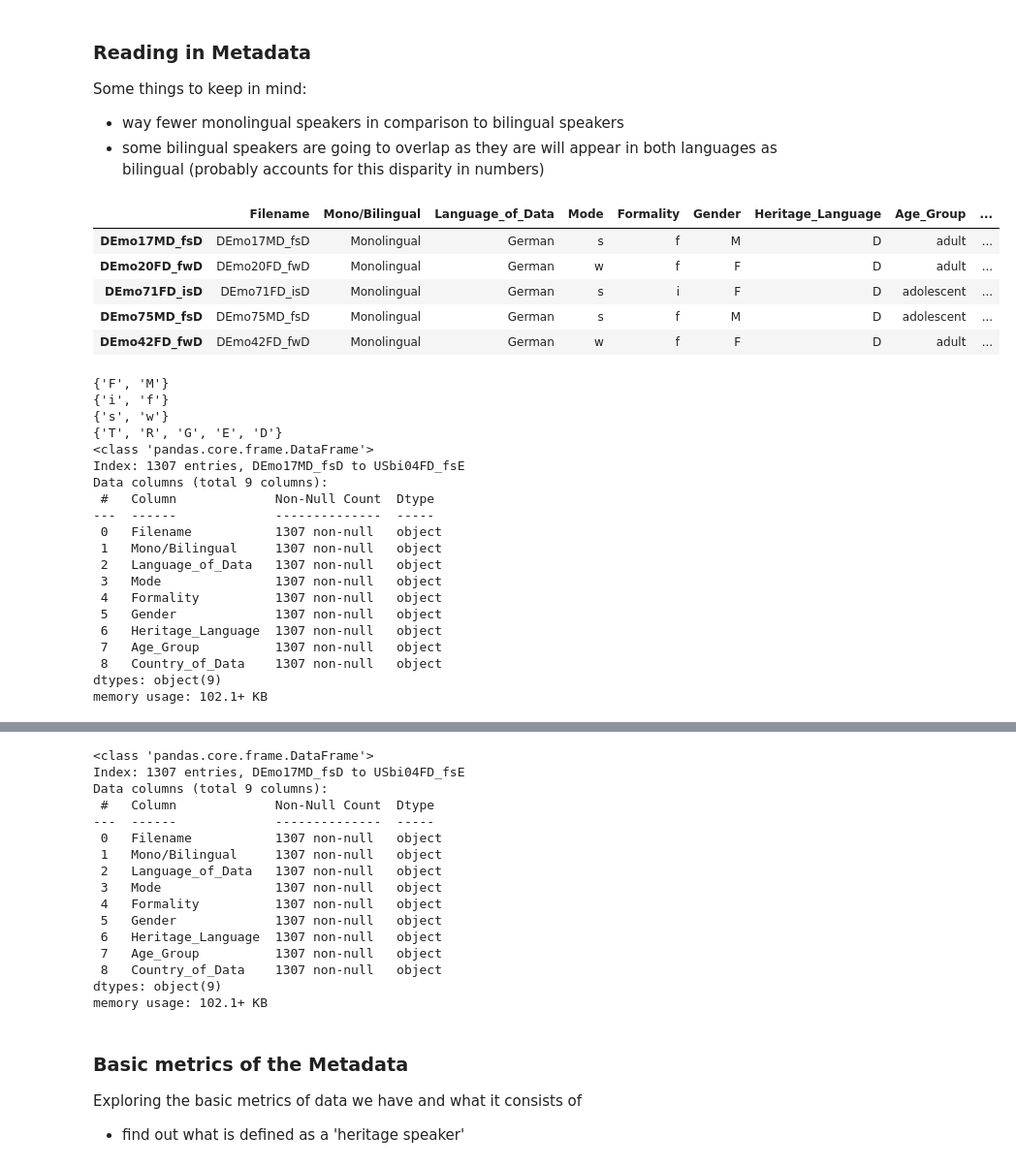
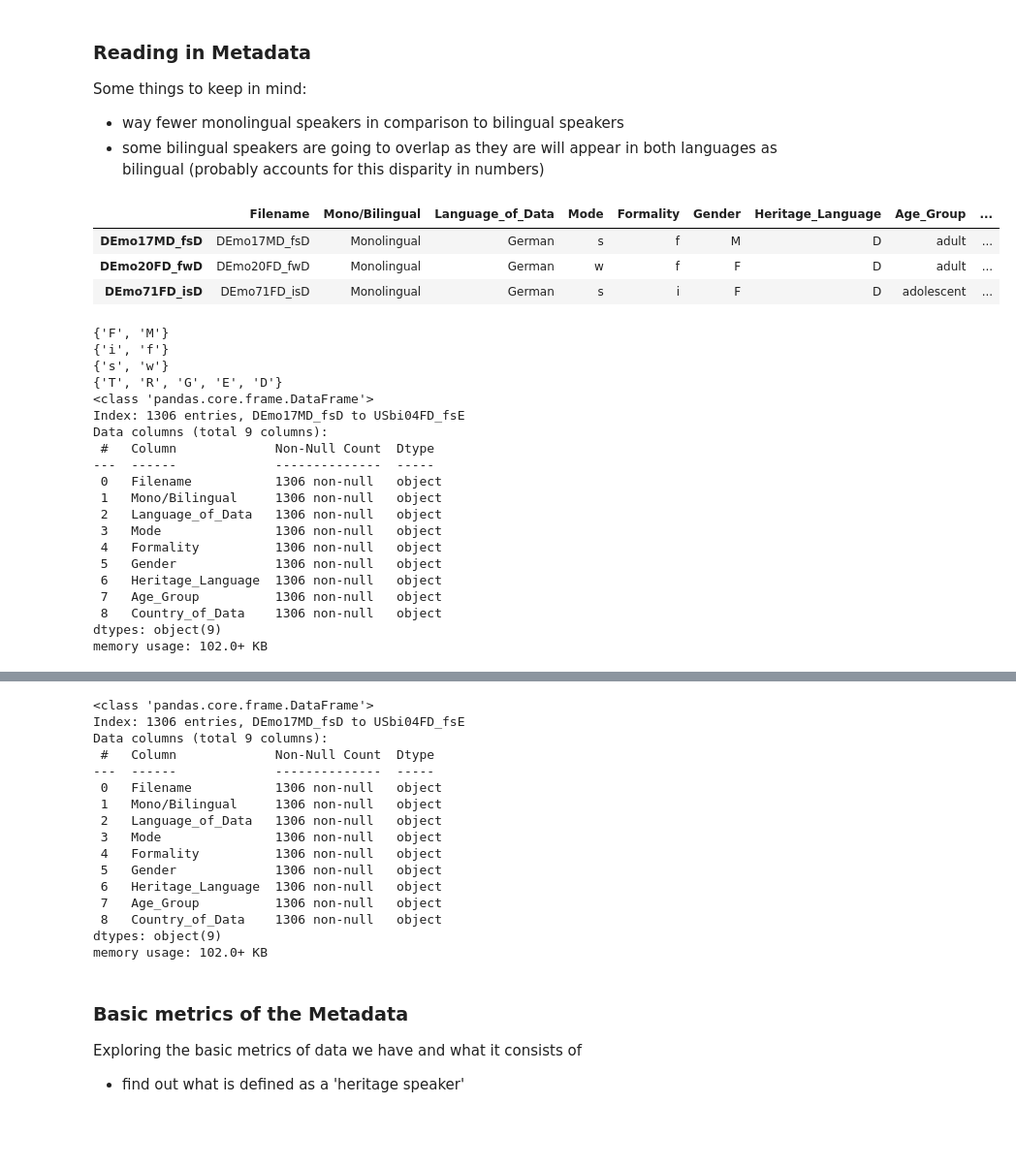
Before and after one commit to Data-Science-for-Linguists-2025/DEU-ENG-Mono-and-Billingual-Speakers, a Jupyter notebook: LoadingRUEGData.ipynb, the cells around one changed output, grey strips where cells are left out. Shown: that part at 97% size. Cells and saved outputs as stored; diff of their text form; code cells hidden in the pictures; blank space fills up the shorter version.

Commit message:
Still data cleaning

```diff
--- a/LoadingRUEGData.ipynb
+++ b/LoadingRUEGData.ipynb
@@ -54,7 +54,9 @@ for f in files:
 files = glob.glob('RUEG_corpus_0.3.0/exmaralda/RUEG/EN/BILINGUAL/*.meta', recursive = True)
 EN_bi_filename= []
 for f in files:
-    EN_bi_filename.append(f.split("BILINGUAL/",1)[1].strip('.meta'))
+    f = (f.split("BILINGUAL/",1)[1].strip('.meta'))
+    if f != 'USbi77FG_fwE':     ## this is because I found that this file has no POS markings on it which I cannot use
+        EN_bi_filename.append(f)
 # %%
 files = glob.glob('RUEG_corpus_0.3.0/exmaralda/RUEG/EN/MONOLINGUAL/*.meta', recursive = True)
 EN_mono_filename= []
@@ -99,24 +101,22 @@ en_bi_df['Language_of_Data'] = 'English'
 # %%
 ## much easier to combine them all now and .loc them late rwhen needed
 rueg_all_df = pd.concat([de_mono_df, de_bi_df, en_mono_df, en_bi_df])
 
 rueg_all_df['Mode'] = rueg_all_df.Filename.map(lambda x: x[-2])
 rueg_all_df['Formality'] = rueg_all_df.Filename.map(lambda x: x[-3])
 rueg_all_df['Gender'] = rueg_all_df.Filename.map(lambda x: x[-6])
 rueg_all_df['Heritage_Language'] = rueg_all_df.Filename.map(lambda x: x[-5])
 rueg_all_df['Age_Group'] = rueg_all_df.Filename.map(lambda x: x[-8:-6])
 rueg_all_df['Age_Group'] = rueg_all_df.Age_Group.map(lambda x: 'adolescent' if int(x) >= 49 else 'adult')
 rueg_all_df['Country_of_Data'] = rueg_all_df.Filename.map(lambda x: x[0:2])
-rueg_all_df.head()
+rueg_all_df.head(3)
 
 ## ideally I fully write out spoken/written and the age group
 # %% [output]
 |  | Filename | Mono/Bilingual | Language_of_Data | Mode | Formality | Gender | Heritage_Language | Age_Group | ... |
 | DEmo17MD_fsD | DEmo17MD_fsD | Monolingual | German | s | f | M | D | adult | ... |
 | DEmo20FD_fwD | DEmo20FD_fwD | Monolingual | German | w | f | F | D | adult | ... |
 | DEmo71FD_isD | DEmo71FD_isD | Monolingual | German | s | i | F | D | adolescent | ... |
-| DEmo75MD_fsD | DEmo75MD_fsD | Monolingual | German | s | f | M | D | adolescent | ... |
-| DEmo42FD_fwD | DEmo42FD_fwD | Monolingual | German | w | f | F | D | adult | ... |
 # %%
 ## making sure nothing is null before i edit the dataframe more
 print(set(rueg_all_df['Gender'].tolist()))
@@ -130,21 +130,21 @@ rueg_all_df.info()
 {'s', 'w'}
 {'T', 'R', 'G', 'E', 'D'}
 <class 'pandas.core.frame.DataFrame'>
-Index: 1307 entries, DEmo17MD_fsD to USbi04FD_fsE
+Index: 1306 entries, DEmo17MD_fsD to USbi04FD_fsE
 Data columns (total 9 columns):
  #   Column             Non-Null Count  Dtype
 ---  ------             --------------  -----
- 0   Filename           1307 non-null   object
- 1   Mono/Bilingual     1307 non-null   object
- 2   Language_of_Data   1307 non-null   object
- 3   Mode               1307 non-null   object
- 4   Formality          1307 non-null   object
- 5   Gender             1307 non-null   object
- 6   Heritage_Language  1307 non-null   object
- 7   Age_Group          1307 non-null   object
- 8   Country_of_Data    1307 non-null   object
+ 0   Filename           1306 non-null   object
+ 1   Mono/Bilingual     1306 non-null   object
+ 2   Language_of_Data   1306 non-null   object
+ 3   Mode               1306 non-null   object
+ 4   Formality          1306 non-null   object
+ 5   Gender             1306 non-null   object
+ 6   Heritage_Language  1306 non-null   object
+ 7   Age_Group          1306 non-null   object
+ 8   Country_of_Data    1306 non-null   object
 dtypes: object(9)
-memory usage: 102.1+ KB
+memory usage: 102.0+ KB
 # %%
 rueg_all_df['Mode'] = rueg_all_df.Mode.map(lambda x: 'spoken' if x == 's' else 'written')
 rueg_all_df['Formality'] = rueg_all_df.Formality.map(lambda x: 'informal' if x == 'i' else 'formal')
@@ -159,21 +159,21 @@ rueg_all_df.head(2)
 rueg_all_df.info()
 # %% [output]
 <class 'pandas.core.frame.DataFrame'>
-Index: 1307 entries, DEmo17MD_fsD to USbi04FD_fsE
+Index: 1306 entries, DEmo17MD_fsD to USbi04FD_fsE
 Data columns (total 9 columns):
  #   Column             Non-Null Count  Dtype
 ---  ------             --------------  -----
- 0   Filename           1307 non-null   object
- 1   Mono/Bilingual     1307 non-null   object
- 2   Language_of_Data   1307 non-null   object
- 3   Mode               1307 non-null   object
- 4   Formality          1307 non-null   object
- 5   Gender             1307 non-null   object
- 6   Heritage_Language  1307 non-null   object
- 7   Age_Group          1307 non-null   object
- 8   Country_of_Data    1307 non-null   object
+ 0   Filename           1306 non-null   object
+ 1   Mono/Bilingual     1306 non-null   object
+ 2   Language_of_Data   1306 non-null   object
+ 3   Mode               1306 non-null   object
+ 4   Formality          1306 non-null   object
+ 5   Gender             1306 non-null   object
+ 6   Heritage_Language  1306 non-null   object
+ 7   Age_Group          1306 non-null   object
+ 8   Country_of_Data    1306 non-null   object
 dtypes: object(9)
-memory usage: 102.1+ KB
+memory usage: 102.0+ KB
 # %% [markdown]
 ### Basic metrics of the Metadata
 Exploring the basic metrics of data we have and what it consists of
```
Also changed, not shown: parts of 34 cells of this notebook.
